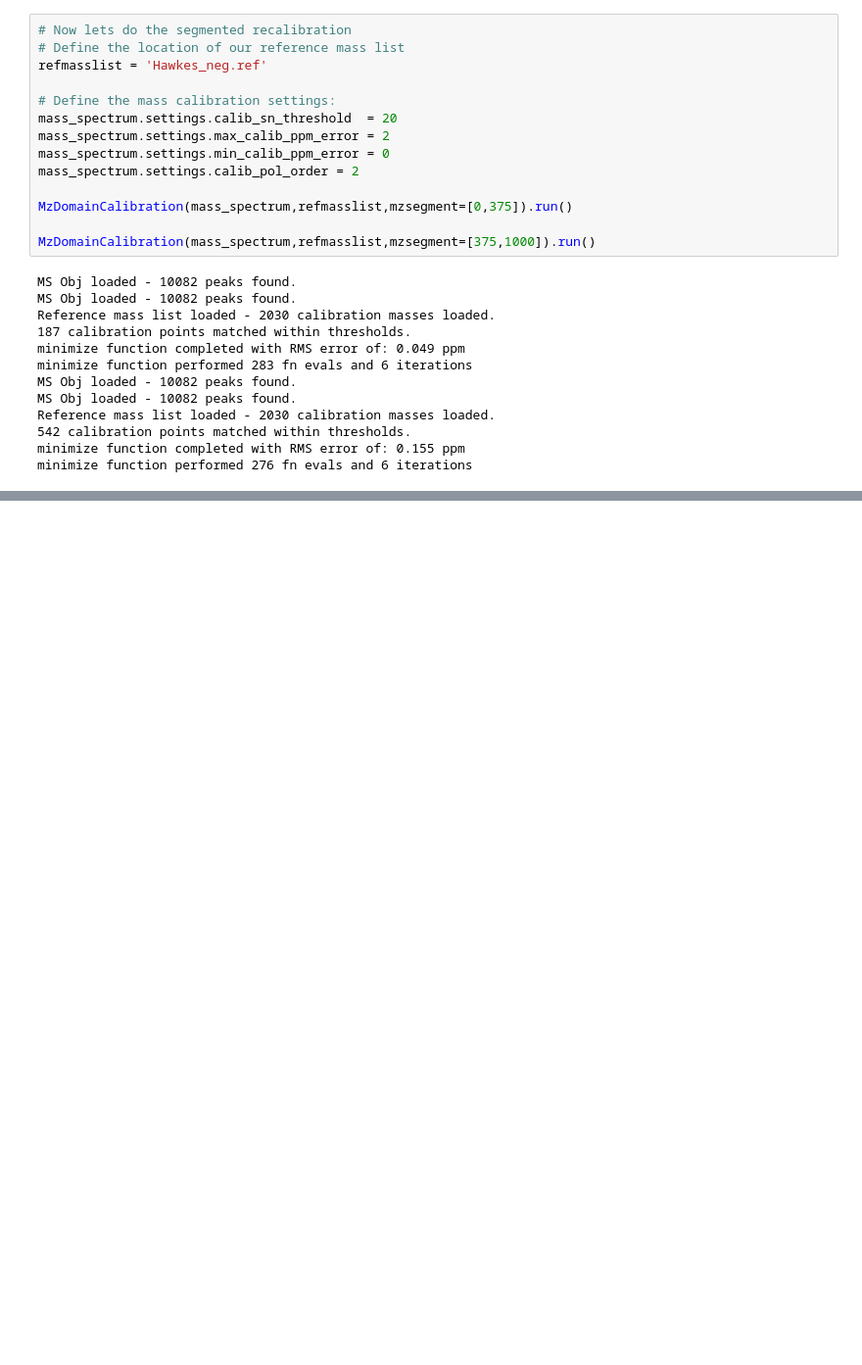
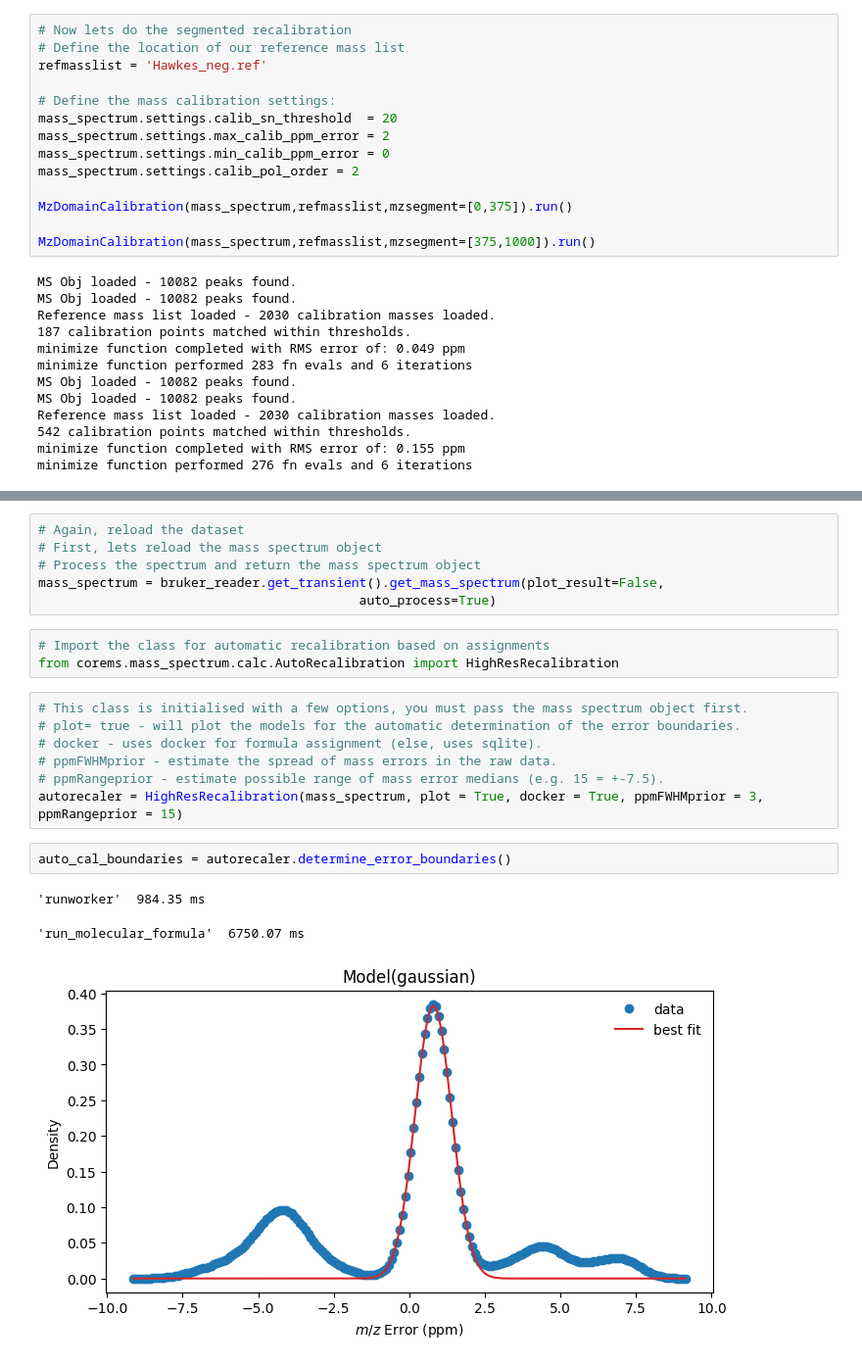
Before and after one commit to EMSL-Computing/CoreMS, a Jupyter notebook: examples/notebooks/Mass_Recalibration_Example.ipynb, the cells around one changed output, grey strips where cells are left out. Shown at 98% size. Saved outputs shown, nothing was run; the diff lists cells and outputs as text; blank space fills up the shorter version.

```diff
--- a/examples/notebooks/Mass_Recalibration_Example.ipynb
+++ b/examples/notebooks/Mass_Recalibration_Example.ipynb
@@ -235,0 +302,22 @@ f = sns.jointplot(x='O/C',y='H/C',data=ms_df,
+# %%
+# Again, reload the dataset
+# First, lets reload the mass spectrum object
+# Process the spectrum and return the mass spectrum object
+mass_spectrum = bruker_reader.get_transient().get_mass_spectrum(plot_result=False,
+                                          auto_process=True)
+# %%
+# Import the class for automatic recalibration based on assignments
+from corems.mass_spectrum.calc.AutoRecalibration import HighResRecalibration
+# %%
+# This class is initialised with a few options, you must pass the mass spectrum object first.
+# plot= true - will plot the models for the automatic determination of the error boundaries.
+# docker - uses docker for formula assignment (else, uses sqlite).
+# ppmFWHMprior - estimate the spread of mass errors in the raw data.
+# ppmRangeprior - estimate possible range of mass error medians (e.g. 15 = +-7.5).
+autorecaler = HighResRecalibration(mass_spectrum, plot = True, docker = True, ppmFWHMprior = 3, ppmRangeprior = 15)
+# %%
+auto_cal_boundaries = autorecaler.determine_error_boundaries()
+# %% [output]
+'runworker'  984.35 ms
+'run_molecular_formula'  6750.07 ms
+[figure, added]
```
Also changed, not shown: parts of 18 cells of this notebook.
